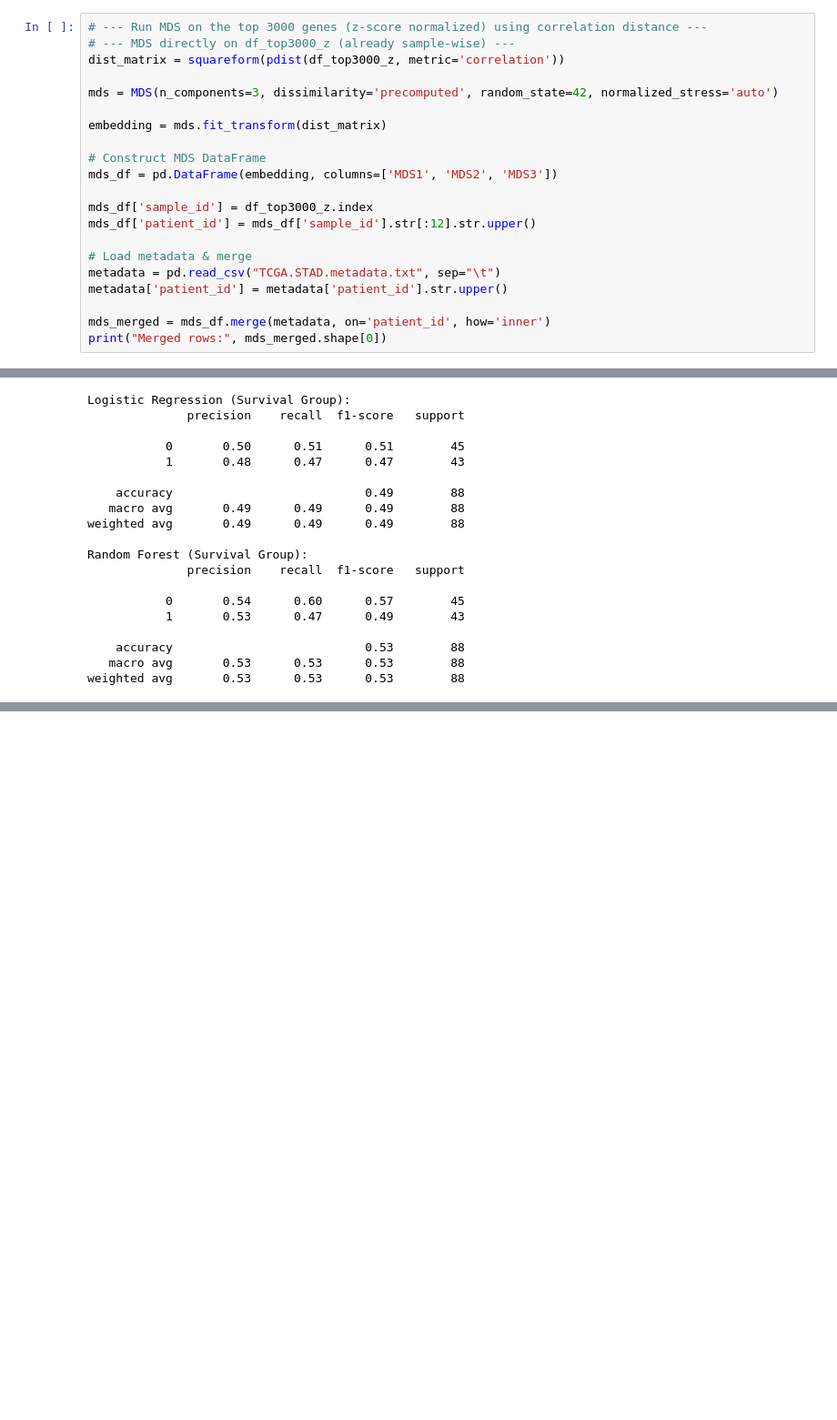
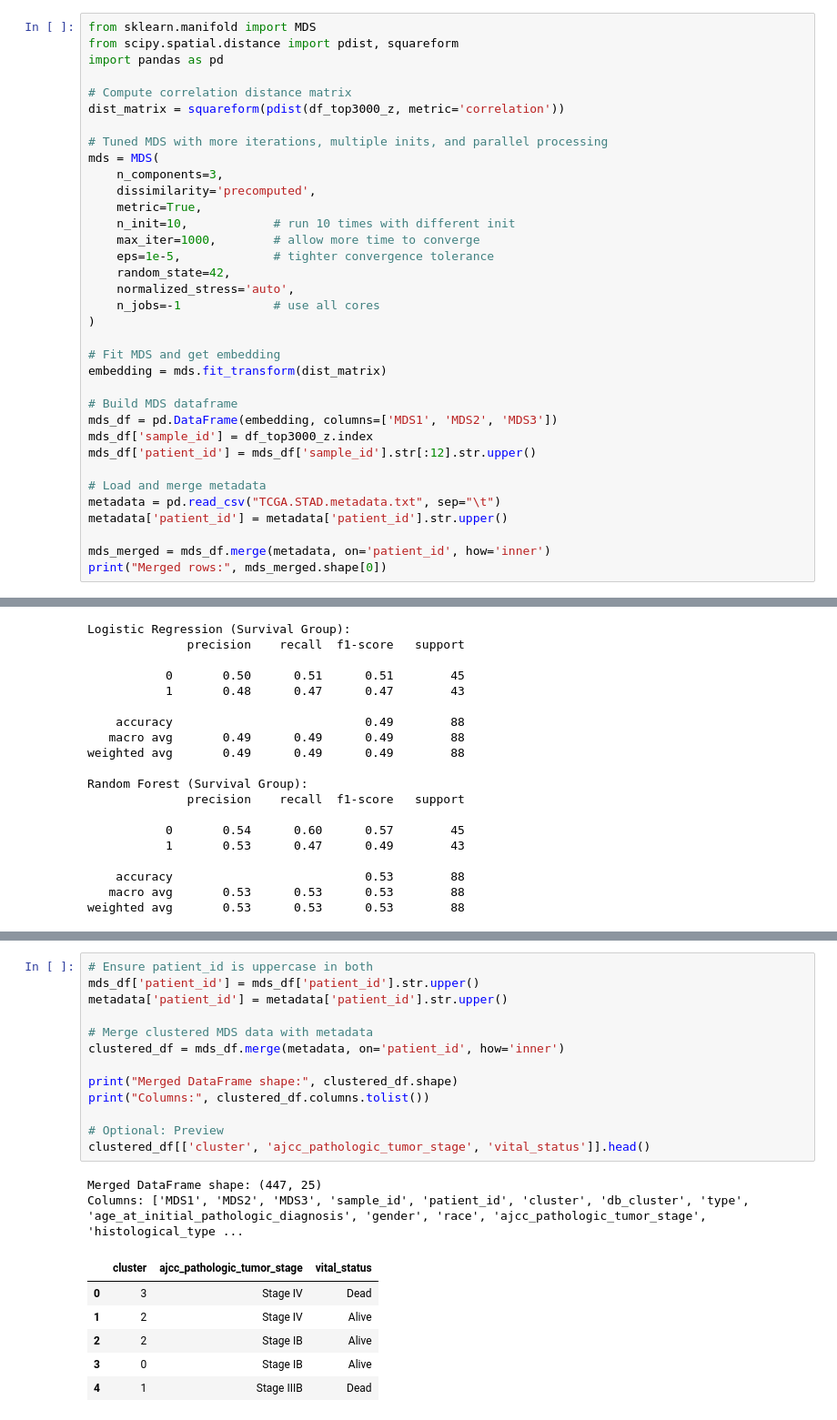
Before and after one commit to anl078/ECE204Repo, a Jupyter notebook: MDS.ipynb, the cells around one changed output, grey strips where cells are left out. Shown at 91% size. Cells and saved outputs as stored; diff of their text form; blank space fills up the shorter version.

```diff
--- a/MDS.ipynb
+++ b/MDS.ipynb
@@ -101,21 +101,35 @@ print("done")
 # %% [output]
 done
 # %%
-# --- Run MDS on the top 3000 genes (z-score normalized) using correlation distance ---
-# --- MDS directly on df_top3000_z (already sample-wise) ---
+from sklearn.manifold import MDS
+from scipy.spatial.distance import pdist, squareform
+import pandas as pd
+
+# Compute correlation distance matrix
 dist_matrix = squareform(pdist(df_top3000_z, metric='correlation'))
 
-mds = MDS(n_components=3, dissimilarity='precomputed', random_state=42, normalized_stress='auto')
+# Tuned MDS with more iterations, multiple inits, and parallel processing
+mds = MDS(
+    n_components=3,
+    dissimilarity='precomputed',
+    metric=True,
+    n_init=10,            # run 10 times with different init
+    max_iter=1000,        # allow more time to converge
+    eps=1e-5,             # tighter convergence tolerance
+    random_state=42,
+    normalized_stress='auto',
+    n_jobs=-1             # use all cores
+)
 
+# Fit MDS and get embedding
 embedding = mds.fit_transform(dist_matrix)
 
-# Construct MDS DataFrame
+# Build MDS dataframe
 mds_df = pd.DataFrame(embedding, columns=['MDS1', 'MDS2', 'MDS3'])
-
 mds_df['sample_id'] = df_top3000_z.index
 mds_df['patient_id'] = mds_df['sample_id'].str[:12].str.upper()
 
-# Load metadata & merge
+# Load and merge metadata
 metadata = pd.read_csv("TCGA.STAD.metadata.txt", sep="\t")
 metadata['patient_id'] = metadata['patient_id'].str.upper()
 
@@ -350,0 +399,22 @@ weighted avg       0.53      0.53      0.53        88
+# %%
+# Ensure patient_id is uppercase in both
+mds_df['patient_id'] = mds_df['patient_id'].str.upper()
+metadata['patient_id'] = metadata['patient_id'].str.upper()
+
+# Merge clustered MDS data with metadata
+clustered_df = mds_df.merge(metadata, on='patient_id', how='inner')
+
+print("Merged DataFrame shape:", clustered_df.shape)
+print("Columns:", clustered_df.columns.tolist())
+
+# Optional: Preview
+clustered_df[['cluster', 'ajcc_pathologic_tumor_stage', 'vital_status']].head()
+# %% [output]
+Merged DataFrame shape: (447, 25)
+Columns: ['MDS1', 'MDS2', 'MDS3', 'sample_id', 'patient_id', 'cluster', 'db_cluster', 'type', 'age_at_initial_pathologic_diagnosis', 'gender', 'race', 'ajcc_pathologic_tumor_stage', 'histological_type ...
+|  | cluster | ajcc_pathologic_tumor_stage | vital_status |
+| 0 | 3 | Stage IV | Dead |
+| 1 | 2 | Stage IV | Alive |
+| 2 | 2 | Stage IB | Alive |
+| 3 | 0 | Stage IB | Alive |
+| 4 | 1 | Stage IIIB | Dead |
```
Also changed, not shown: parts of 4 cells of this notebook.
